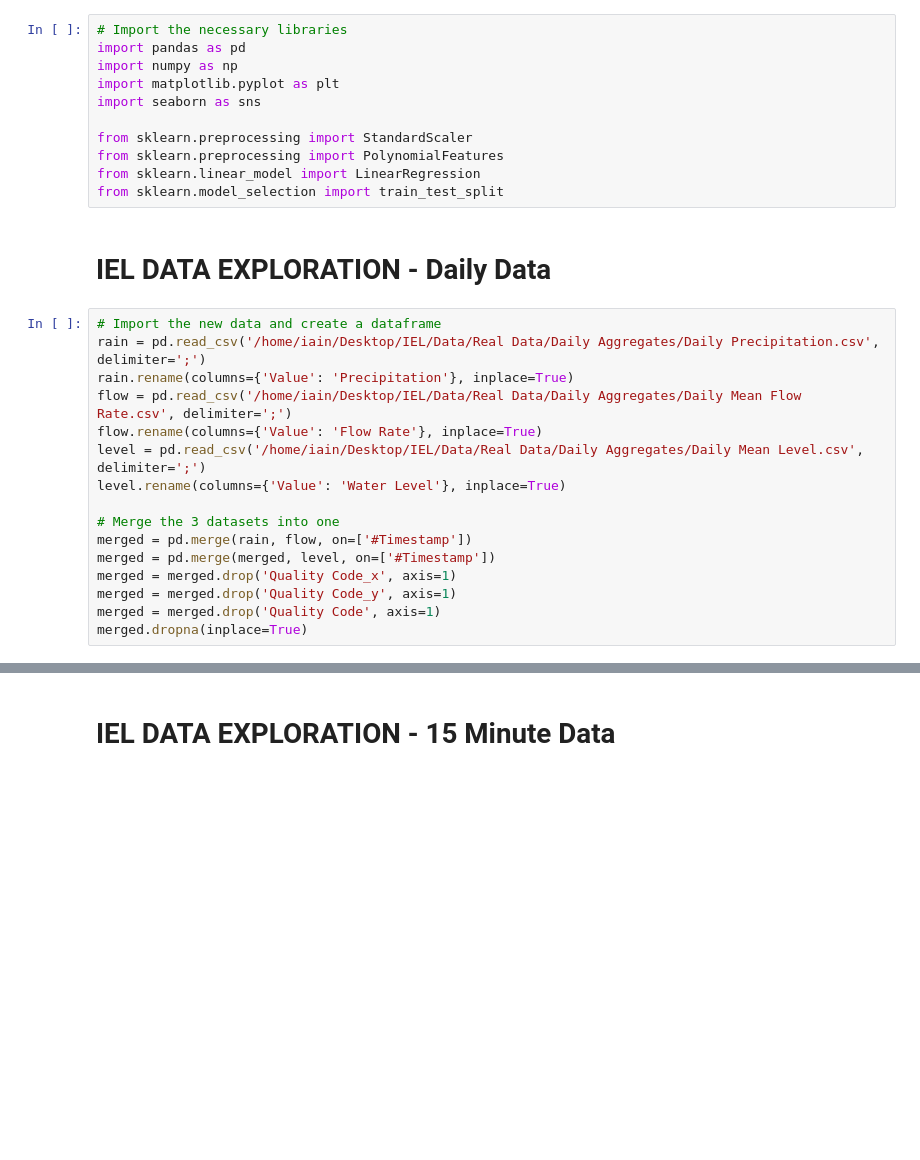
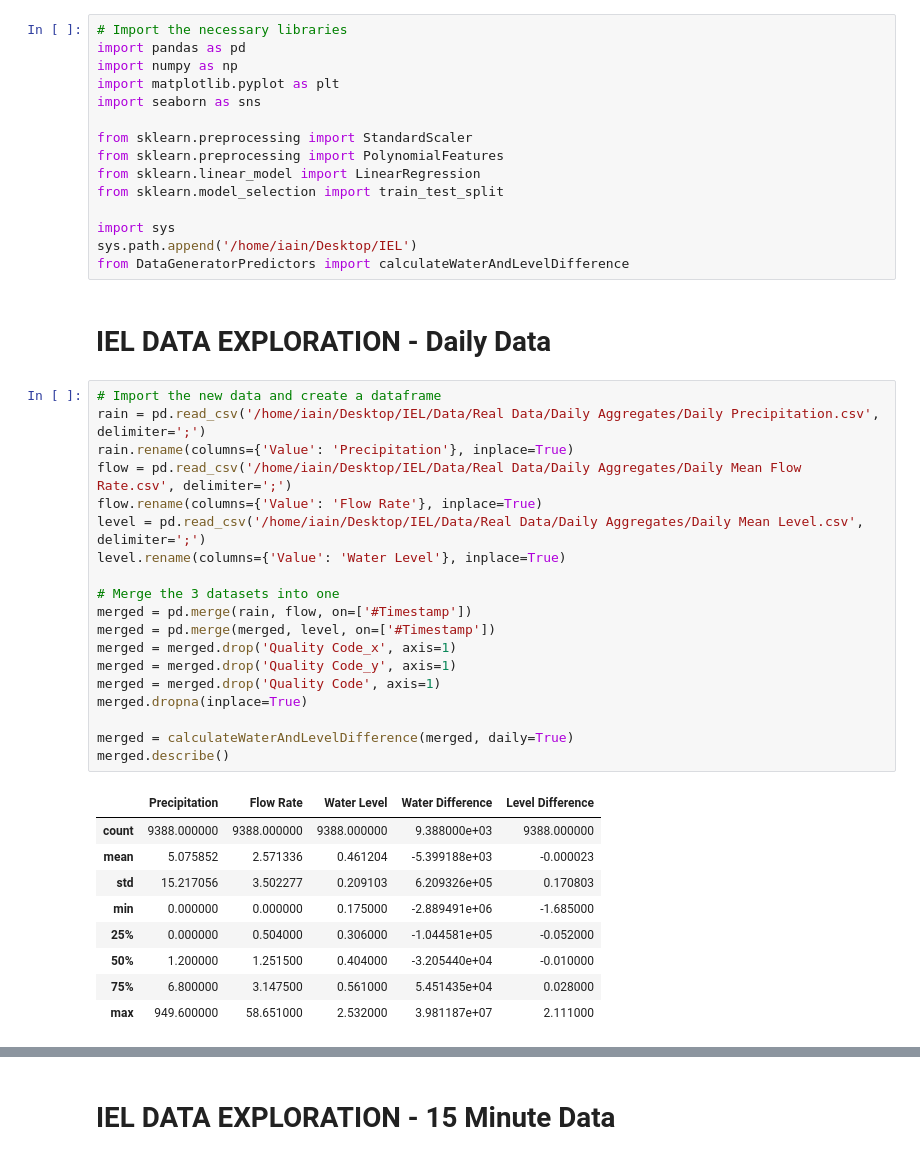
Before and after one commit to IainHigh/IEL, a Jupyter notebook: Notebooks/Real Data Exploration.ipynb, the cells around one changed output, grey strips where cells are left out. Cells and saved outputs as stored; diff of their text form; blank space fills up the shorter version.

```diff
--- a/Notebooks/Real Data Exploration.ipynb
+++ b/Notebooks/Real Data Exploration.ipynb
@@ -9,21 +9,38 @@ from sklearn.preprocessing import StandardScaler
 from sklearn.preprocessing import PolynomialFeatures
 from sklearn.linear_model import LinearRegression
 from sklearn.model_selection import train_test_split
+
+import sys
+sys.path.append('/home/iain/Desktop/IEL')
+from DataGeneratorPredictors import calculateWaterAndLevelDifference
 # %% [markdown]
 # IEL DATA EXPLORATION - Daily Data
 # %%
 # Import the new data and create a dataframe
 rain = pd.read_csv('/home/iain/Desktop/IEL/Data/Real Data/Daily Aggregates/Daily Precipitation.csv', delimiter=';')
 rain.rename(columns={'Value': 'Precipitation'}, inplace=True)
 flow = pd.read_csv('/home/iain/Desktop/IEL/Data/Real Data/Daily Aggregates/Daily Mean Flow Rate.csv', delimiter=';')
 flow.rename(columns={'Value': 'Flow Rate'}, inplace=True)
 level = pd.read_csv('/home/iain/Desktop/IEL/Data/Real Data/Daily Aggregates/Daily Mean Level.csv', delimiter=';')
 level.rename(columns={'Value': 'Water Level'}, inplace=True)
 
 # Merge the 3 datasets into one
 merged = pd.merge(rain, flow, on=['#Timestamp'])
 merged = pd.merge(merged, level, on=['#Timestamp'])
 merged = merged.drop('Quality Code_x', axis=1)
 merged = merged.drop('Quality Code_y', axis=1)
 merged = merged.drop('Quality Code', axis=1)
 merged.dropna(inplace=True)
+
+merged = calculateWaterAndLevelDifference(merged, daily=True)
+merged.describe()
+# %% [output]
+|  | Precipitation | Flow Rate | Water Level | Water Difference | Level Difference |
+| count | 9388.000000 | 9388.000000 | 9388.000000 | 9.388000e+03 | 9388.000000 |
+| mean | 5.075852 | 2.571336 | 0.461204 | -5.399188e+03 | -0.000023 |
+| std | 15.217056 | 3.502277 | 0.209103 | 6.209326e+05 | 0.170803 |
+| min | 0.000000 | 0.000000 | 0.175000 | -2.889491e+06 | -1.685000 |
+| 25% | 0.000000 | 0.504000 | 0.306000 | -1.044581e+05 | -0.052000 |
+| 50% | 1.200000 | 1.251500 | 0.404000 | -3.205440e+04 | -0.010000 |
+| 75% | 6.800000 | 3.147500 | 0.561000 | 5.451435e+04 | 0.028000 |
+| max | 949.600000 | 58.651000 | 2.532000 | 3.981187e+07 | 2.111000 |
```
Also changed, not shown: parts of 13 cells of this notebook, 7 other files.
